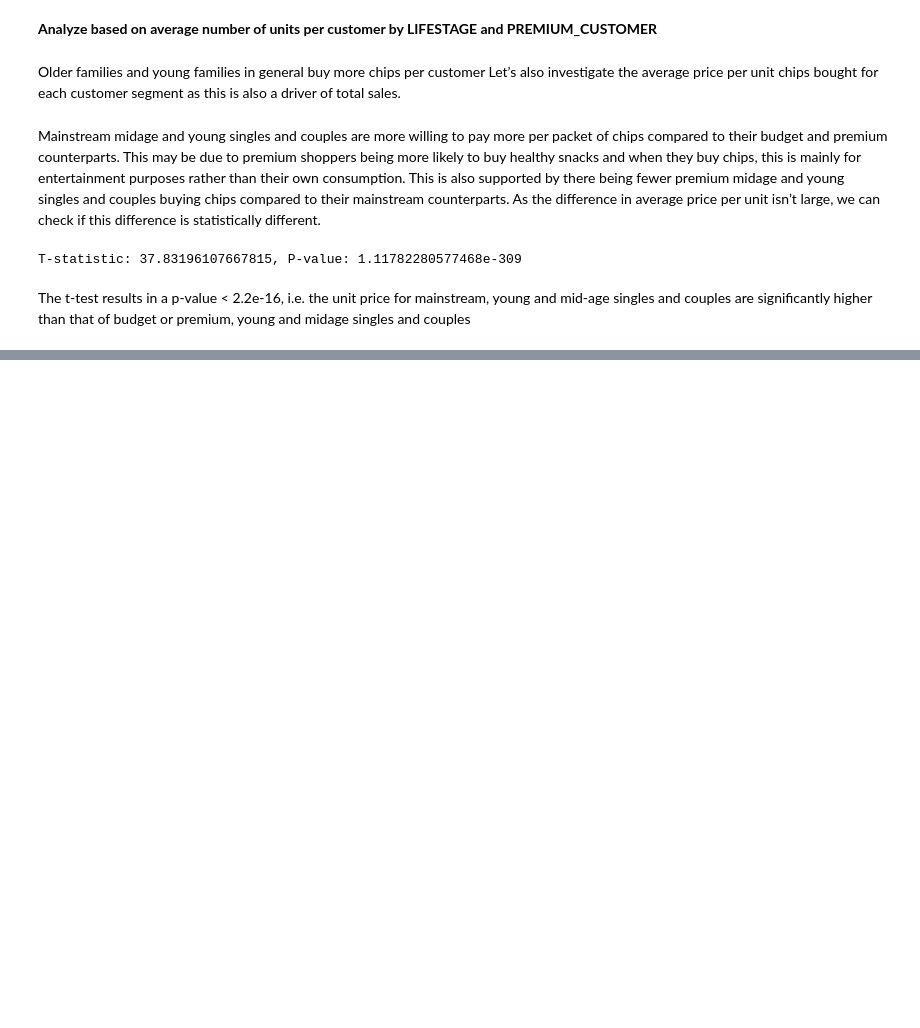
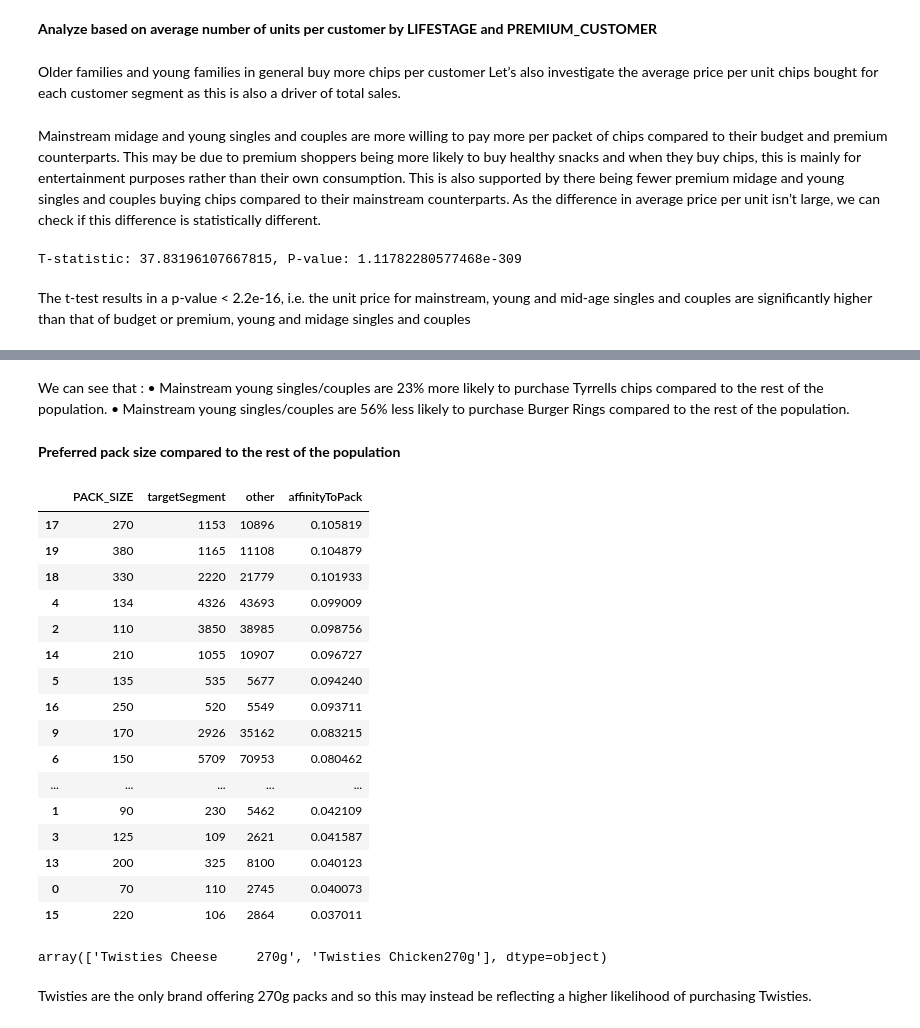
Before and after one commit to ngoc-lk/chips-products-sales-analysis, a Jupyter notebook: main.ipynb, the cells around one changed output, grey strips where cells are left out. Drawn from its saved outputs; the diff is of its cells as text; code cells hidden in the pictures; blank space fills up the shorter version.

```diff
--- a/main.ipynb
+++ b/main.ipynb
@@ -611,13 +600,3 @@ fig.update_layout(xaxis_title='Brand Name', yaxis_title='Sales ($)', width=1000,
 
 # Show plot
 fig.show()
-# %%
-import plotly.express as px
-import numpy as np
-df = px.older_singles_couples.sort_values(by='TOT_SALES', ascending=False).head(15)
-fig = px.treemap(df, path=[px.Constant("Chips products"), 'BRAND_NAME', 'PACK_SIZE'], values='TOT_SALES',
-                  color='lifeExp',
-                  color_continuous_scale='RdBu',
-                  color_continuous_midpoint=np.average(df['lifeExp'], weights=df['pop']))
-fig.update_layout(margin = dict(t=50, l=25, r=25, b=25))
-fig.show()
@@ -643,10 +602,0 @@ fig.show()
-# %%
-import plotly.express as px
-import numpy as np
-df = px.older_singles_couples.sort_values(by='TOT_SALES', ascending=False).head(15)
-fig = px.treemap(df, path=[px.Constant("Chips products"), 'BRAND_NAME', 'PACK_SIZE'], values='TOT_SALES',
-                  color='lifeExp',
-                  color_continuous_scale='RdBu',
-                  color_continuous_midpoint=np.average(df['lifeExp'], weights=df['pop']))
-fig.update_layout(margin = dict(t=50, l=25, r=25, b=25))
-fig.show()
@@ -820,0 +807,53 @@ couples are significantly higher than that of budget or premium, young and midag
+# %% [markdown]
+We can see that :
+    • Mainstream young singles/couples are 23% more likely to purchase Tyrrells chips compared to the rest of the population.
+    • Mainstream young singles/couples are 56% less likely to purchase Burger Rings compared to the rest of the population.
+# %% [markdown]
+**Preferred pack size compared to the rest of the population**
+# %%
+quantity_segment1_by_pack = (
+    segment1.groupby('PACK_SIZE')
+    .agg(targetSegment=('PROD_QTY', 'sum'))
+    .reset_index()
+)
+
+# Calculate the quantity per pack size for the other segment
+quantity_other_by_pack = (
+    other.groupby('PACK_SIZE')
+    .agg(other=('PROD_QTY', 'sum'))
+    .reset_index()
+)
+
+# Merge the two dataframes on PACK_SIZE and calculate the affinity to pack
+pack_proportions = pd.merge(quantity_segment1_by_pack, quantity_other_by_pack, on='PACK_SIZE')
+pack_proportions['affinityToPack'] = pack_proportions['targetSegment'] / pack_proportions['other']
+
+# Sort by affinityToPack in descending order
+pack_proportions = pack_proportions.sort_values(by='affinityToPack', ascending=False)
+
+# Display the result
+pack_proportions
+# %% [output]
+|  | PACK_SIZE | targetSegment | other | affinityToPack |
+| 17 | 270 | 1153 | 10896 | 0.105819 |
+| 19 | 380 | 1165 | 11108 | 0.104879 |
+| 18 | 330 | 2220 | 21779 | 0.101933 |
+| 4 | 134 | 4326 | 43693 | 0.099009 |
+| 2 | 110 | 3850 | 38985 | 0.098756 |
+| 14 | 210 | 1055 | 10907 | 0.096727 |
+| 5 | 135 | 535 | 5677 | 0.094240 |
+| 16 | 250 | 520 | 5549 | 0.093711 |
+| 9 | 170 | 2926 | 35162 | 0.083215 |
+| 6 | 150 | 5709 | 70953 | 0.080462 |
+| ... | ... | ... | ... | ... |
+| 1 | 90 | 230 | 5462 | 0.042109 |
+| 3 | 125 | 109 | 2621 | 0.041587 |
+| 13 | 200 | 325 | 8100 | 0.040123 |
+| 0 | 70 | 110 | 2745 | 0.040073 |
+| 15 | 220 | 106 | 2864 | 0.037011 |
+# %%
+df[df['PACK_SIZE'] == 270]['PROD_NAME'].unique()
+# %% [output]
+array(['Twisties Cheese     270g', 'Twisties Chicken270g'], dtype=object)
+# %% [markdown]
+Twisties are the only brand offering 270g packs and so this may instead be reflecting a higher likelihood of purchasing Twisties.
```
Also changed, not shown: parts of 9 cells of this notebook.
